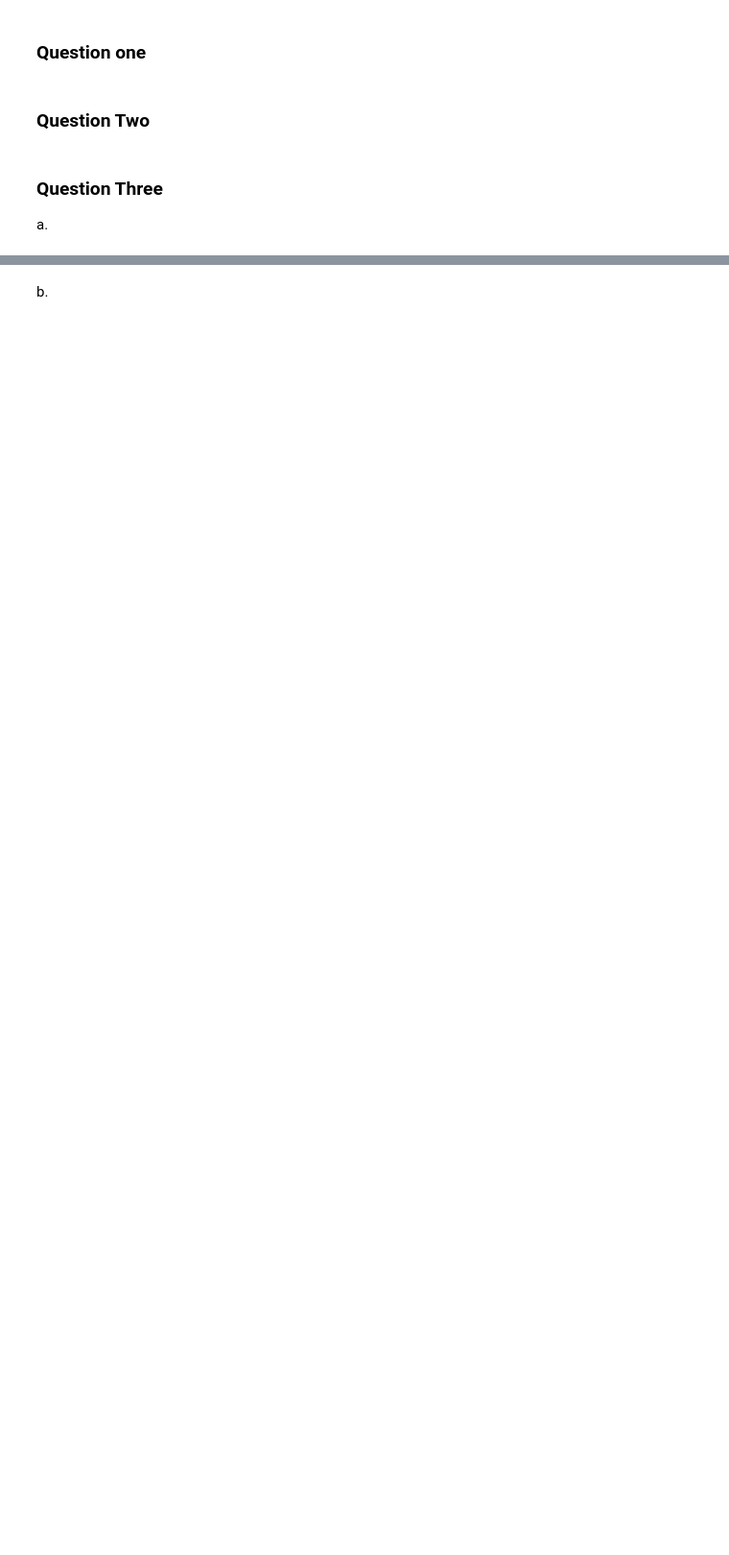
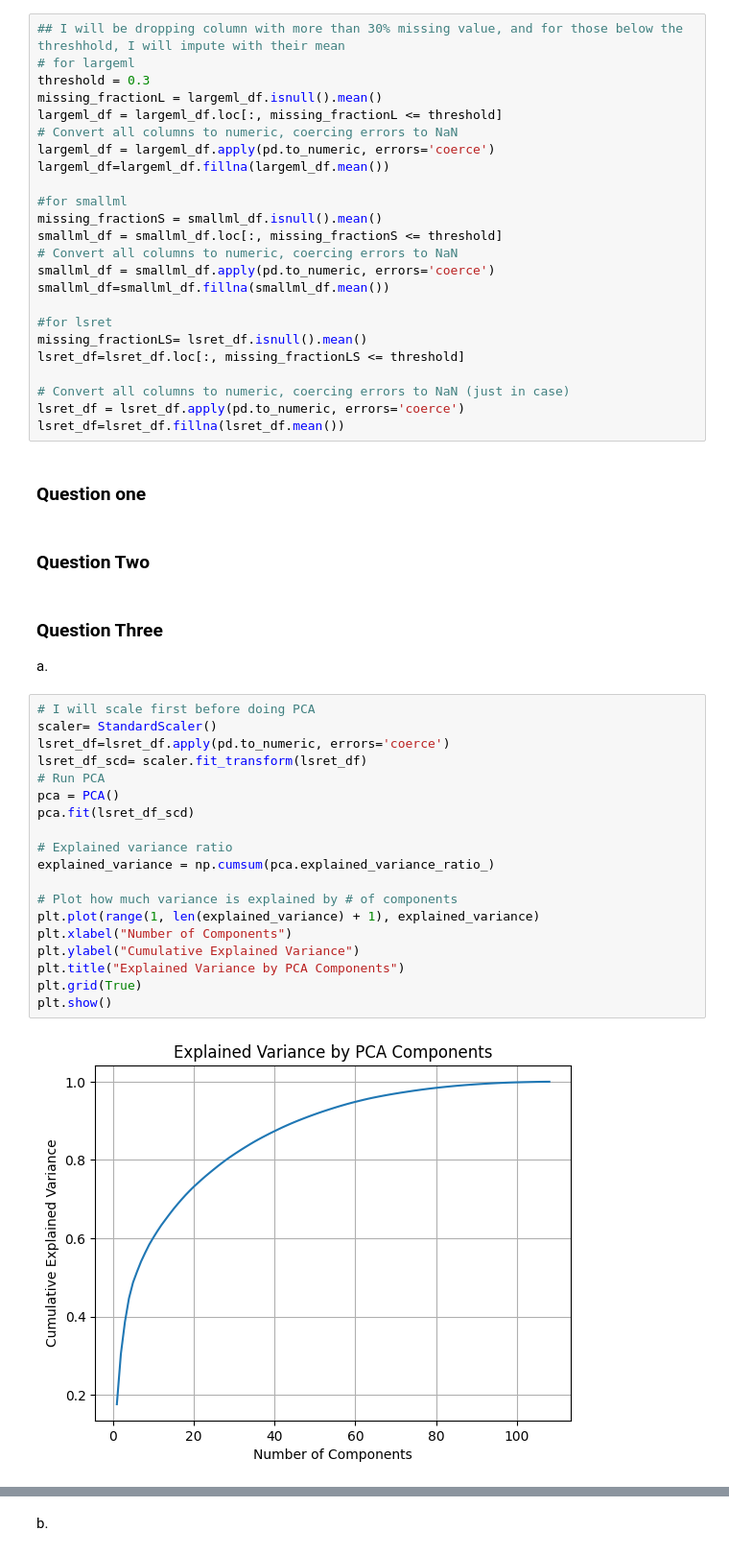
Before and after one commit to Summer99D/MLF_HW1, a Jupyter notebook: HW.ipynb, the cells around one changed output, grey strips where cells are left out. Shown at 96% size. Drawn from its saved outputs; the diff is of its cells as text; blank space fills up the shorter version.

```diff
--- a/HW.ipynb
+++ b/HW.ipynb
@@ -25,3 +39,27 @@ smallml_df= pd.read_parquet("smallml.pq")
+# %%
+## I will be dropping column with more than 30% missing value, and for those below the threshhold, I will impute with their mean
+# for largeml
+threshold = 0.3
+missing_fractionL = largeml_df.isnull().mean()
+largeml_df = largeml_df.loc[:, missing_fractionL <= threshold]
+# Convert all columns to numeric, coercing errors to NaN
+largeml_df = largeml_df.apply(pd.to_numeric, errors='coerce')
+largeml_df=largeml_df.fillna(largeml_df.mean())
+
+#for smallml
+missing_fractionS = smallml_df.isnull().mean()
+smallml_df = smallml_df.loc[:, missing_fractionS <= threshold]
+# Convert all columns to numeric, coercing errors to NaN
+smallml_df = smallml_df.apply(pd.to_numeric, errors='coerce')
+smallml_df=smallml_df.fillna(smallml_df.mean())
+
+#for lsret
+missing_fractionLS= lsret_df.isnull().mean()
+lsret_df=lsret_df.loc[:, missing_fractionLS <= threshold]
+
+# Convert all columns to numeric, coercing errors to NaN (just in case)
+lsret_df = lsret_df.apply(pd.to_numeric, errors='coerce')
+lsret_df=lsret_df.fillna(lsret_df.mean())
 # %% [markdown]
 ### Question one
 # %% [markdown]
@@ -31,3 +69,24 @@ smallml_df= pd.read_parquet("smallml.pq")
 
 
 a.
+# %%
+# I will scale first before doing PCA
+scaler= StandardScaler()
+lsret_df=lsret_df.apply(pd.to_numeric, errors='coerce')
+lsret_df_scd= scaler.fit_transform(lsret_df)
+# Run PCA
+pca = PCA()
+pca.fit(lsret_df_scd)
+
+# Explained variance ratio
+explained_variance = np.cumsum(pca.explained_variance_ratio_)
+
+# Plot how much variance is explained by # of components
+plt.plot(range(1, len(explained_variance) + 1), explained_variance)
+plt.xlabel("Number of Components")
+plt.ylabel("Cumulative Explained Variance")
+plt.title("Explained Variance by PCA Components")
+plt.grid(True)
+plt.show()
+# %% [output]
+[figure, added]
```
Also changed, not shown: parts of 30 cells of this notebook, 2 other files.
